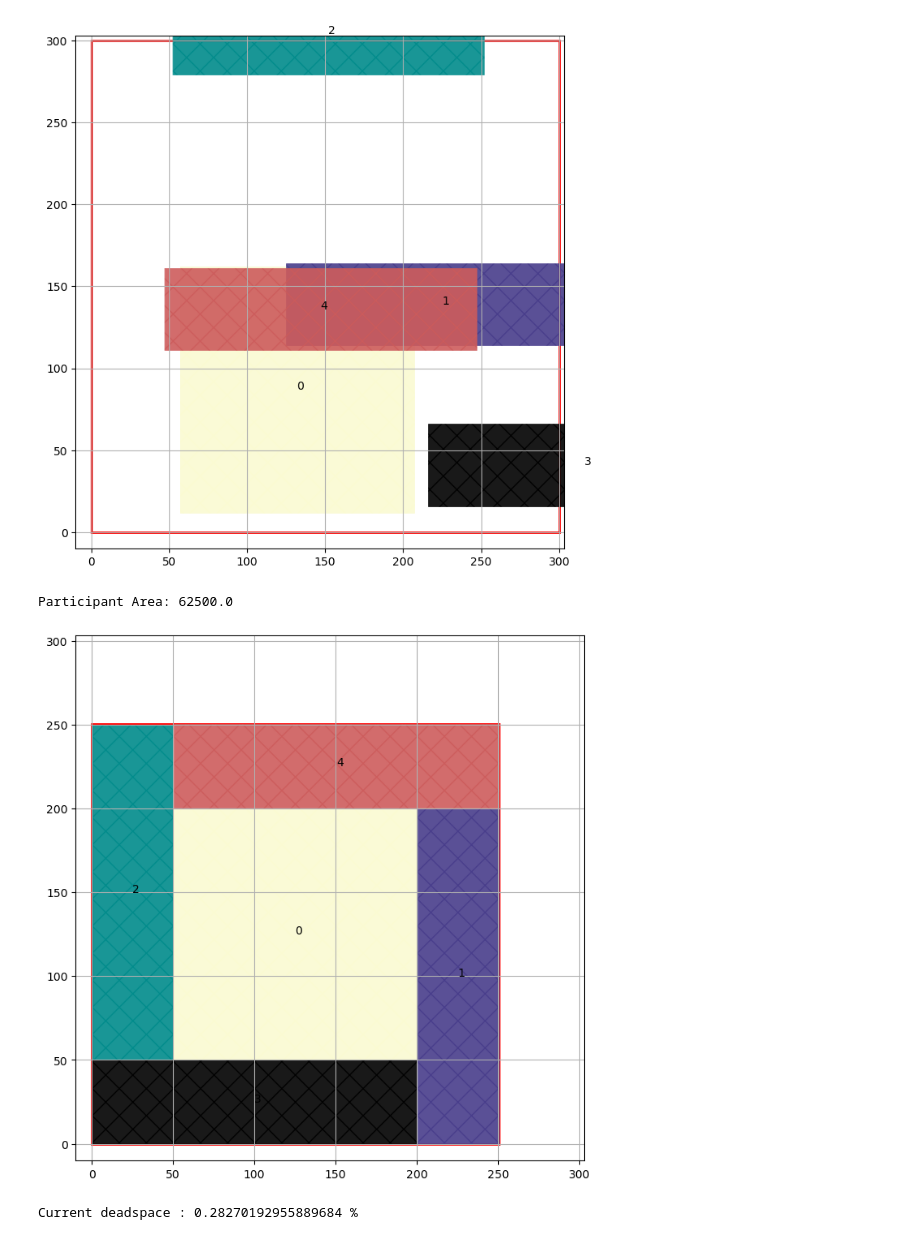
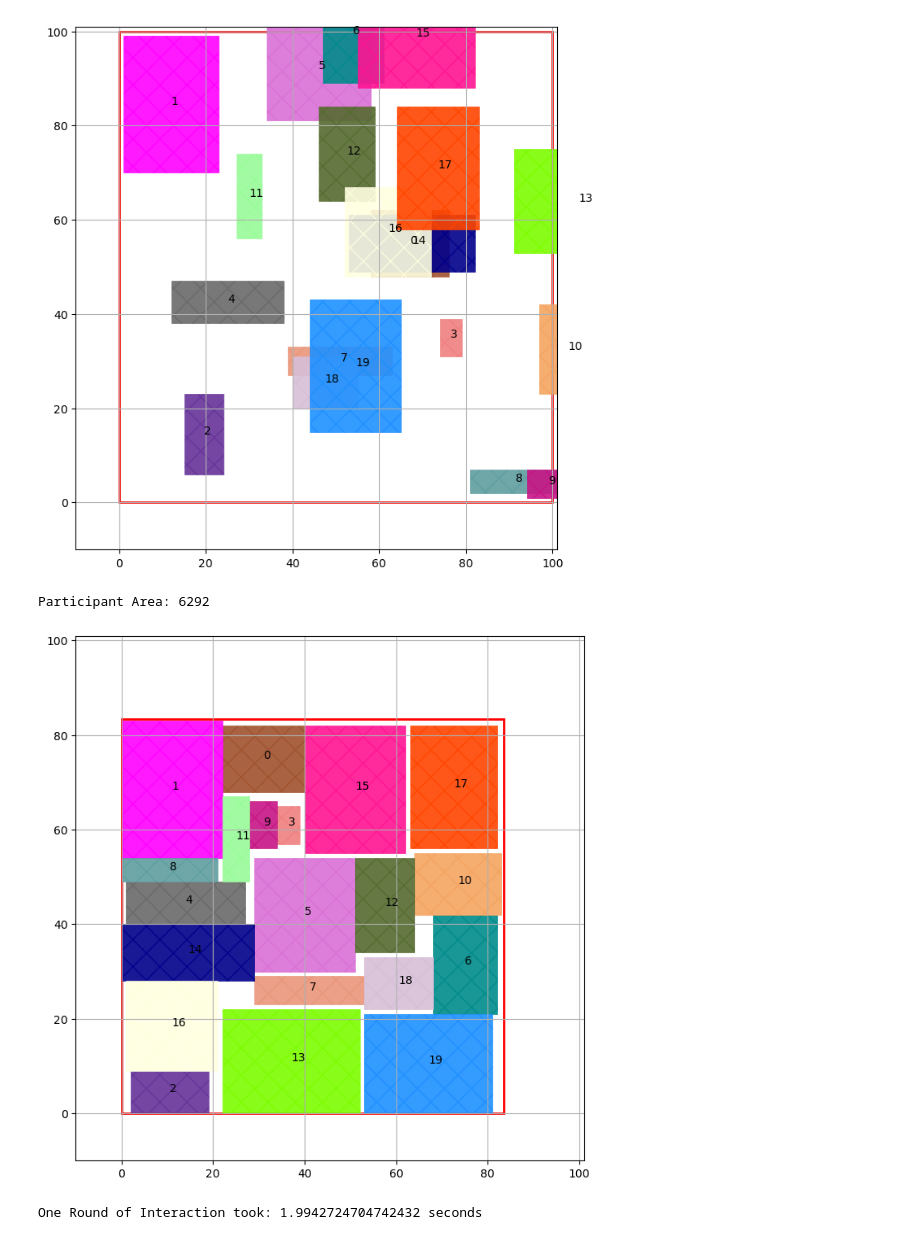
Before and after one commit to TiMo3654/abf, a Jupyter notebook: tests.ipynb, the cells around one changed output. Saved outputs shown, nothing was run; the diff lists cells and outputs as text; code cells hidden in the pictures.

```diff
--- a/tests.ipynb
+++ b/tests.ipynb
@@ -19,10 +19,10 @@ critical_amount     = 100
 # participants        = generate_unconnected_participants(10, layout_zone, 30, 30, 666)
 # ds_goal             = 20.0
 
-# #Random
-# layout_zone         = {"xmin"   : 0, "ymin"   : 0, "width"  : 100, "height" : 100}
-# participants        = generate_unconnected_participants(20, layout_zone, 30, 30, 666)
-# ds_goal             = 10.0
+#Random
+layout_zone         = {"xmin"   : 0, "ymin"   : 0, "width"  : 100, "height" : 100}
+participants        = generate_unconnected_participants(20, layout_zone, 30, 30, 666)
+ds_goal             = 10.0
 
 # #Random with nets
 # layout_zone         = {"xmin"   : 0, "ymin"   : 0, "width"  : 100, "height" : 100}
@@ -34,10 +34,10 @@ critical_amount     = 100
 # participants        = generate_unconnected_equal_quadratic_participants(9, layout_zone, 31, 420)
 # ds_goal             = 0.48
 
-# Wheel
-layout_zone         = {"xmin"   : 0, "ymin"   : 0, "width"  : 300, "height" : 300}
-participants        = generate_unconnected_wheel_participants(layout_zone, 100, 42)
-ds_goal             = 0.48
+# # Wheel
+# layout_zone         = {"xmin"   : 0, "ymin"   : 0, "width"  : 300, "height" : 300}
+# participants        = generate_unconnected_wheel_participants(layout_zone, 100, 42)
+# ds_goal             = 0.48
 
 
 plot_size           = 1.01 * layout_zone["width"]
@@ -45,48 +45,50 @@ plot_size           = 1.01 * layout_zone["width"]
 
 a = plot_participants(layout_zone, participants, plot_size, plot_size, plot_connections= True)
 # %% [output]
-[figure, old version]
+[figure, new version]
 # %%
 participants            = determine_initial_conditions(participants, layout_zone, conciliation_quota, critical_amount)
 
 print('Participant Area: ' + str(calculate_all_participants_area(participants)))
 # %% [output]
-Participant Area: 62500.0
+Participant Area: 6292
 # %%
 id_list = [p['idx'] for p in (participants.values())]
 
 for i in range(500): # maximum rounds of interaction
 
-    participants    = one_round_of_interaction(participants, layout_zone, 'interference', conciliation_quota, critical_amount)
+    participants, runtime    = one_round_of_interaction(participants, layout_zone, 'interference', conciliation_quota, critical_amount)
 
     plot_participants(layout_zone, participants, plot_size, plot_size, plot_connections=True)
+
+    print('One Round of Interaction took: ' + str(runtime) + ' seconds')
 
     last_moves = {key : value['last-move'] for key,value in participants.items()}
 
     moves = list(last_moves.values())
 
     #print(participants['0']['interference'])
     #print(participants['0']['relaxed-connections'])
     #print(last_moves)
 
     if moves.count('linger')  == len(participants):
 
         ds = calculate_dead_space(participants, layout_zone)
 
-        print('Current deadspace : ' + str(ds) + ' %')
+        #print('Current deadspace : ' + str(ds) + ' %')
 
         if ds < ds_goal:
             break
 
         layout_zone         = scale_layout_zone(layout_zone, 0.99)
 
         participants        = reset_after_tightening(participants)
 
-    for i in range(len(participants)):
-        print(participants[str(i)]['last-move'])
+    # for i in range(len(participants)):
+    #     print(participants[str(i)]['last-move'])
 # %% [output]
-[figure, old version]
+[figure, new version]
-Current deadspace : 0.28270192955889684 %
+One Round of Interaction took: 1.9942724704742432 seconds
 # %%
 participants    	= determine_initial_conditions(participants, layout_zone, conciliation_quota, critical_amount)
 
```
Also changed, not shown: parts of 2 cells of this notebook, 5 other files.
